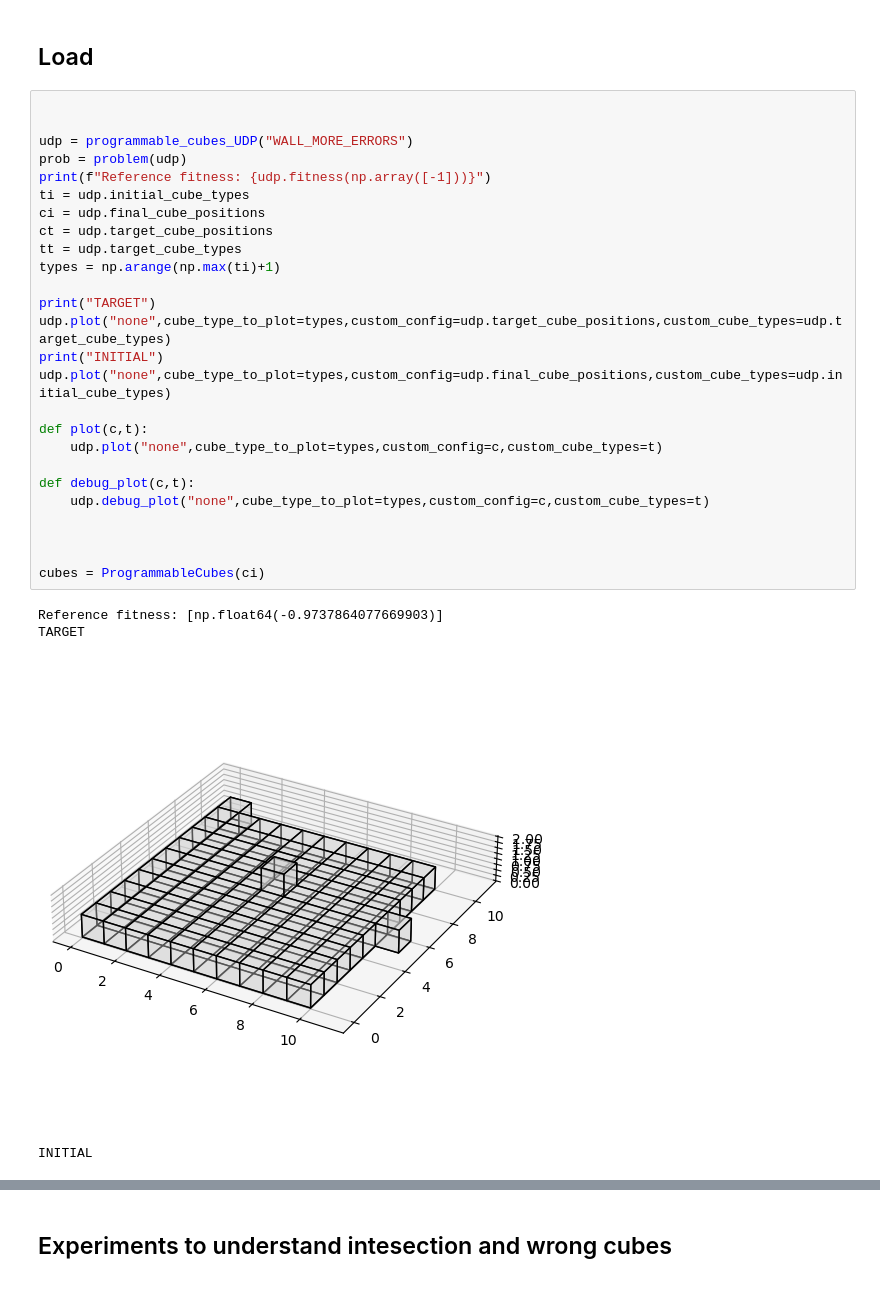
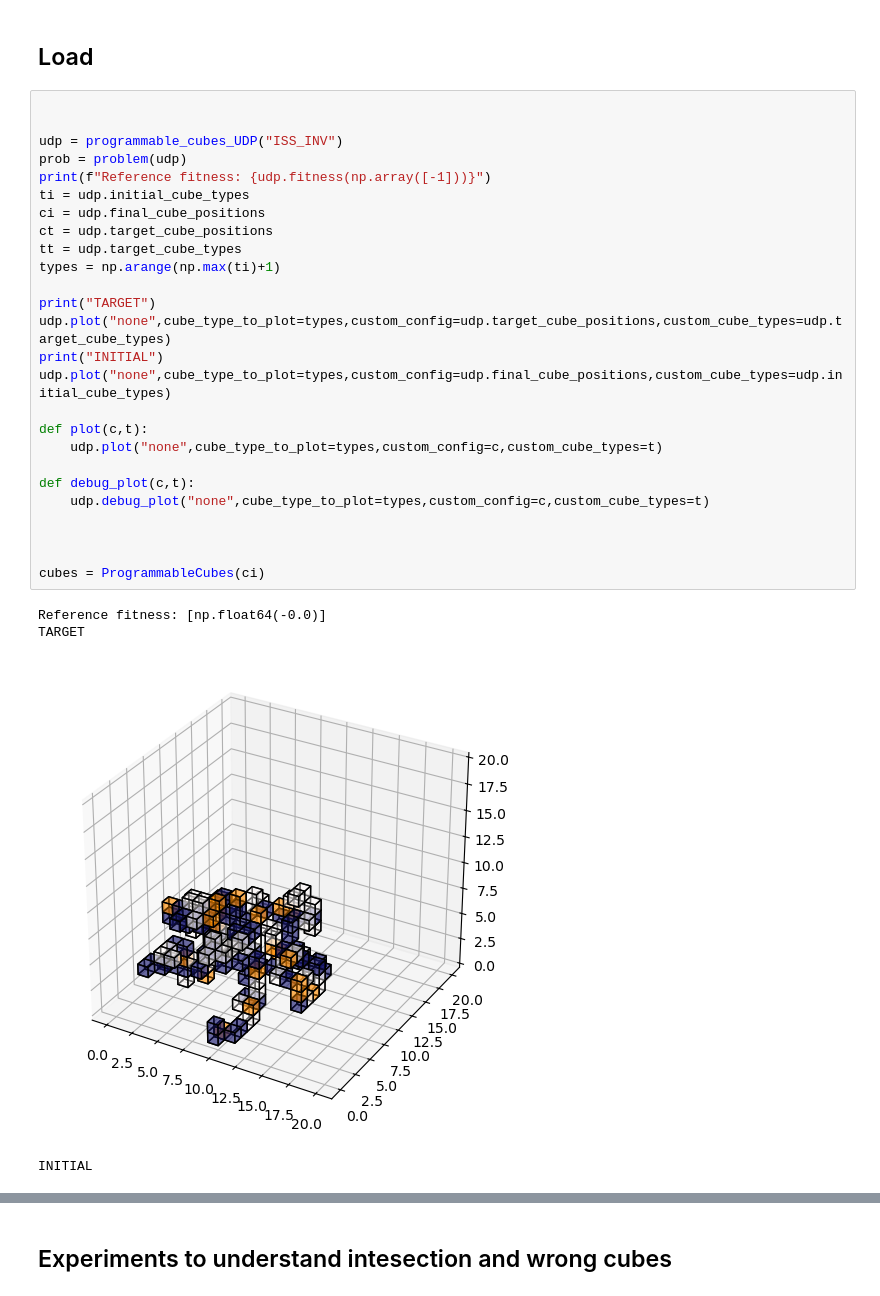
Before and after one commit to MarekOnd/SpOC3-solution, a Jupyter notebook: Challenge 3 Programmable Cubes/implementation.ipynb, the cells around one changed output, grey strips where cells are left out. Cells and saved outputs as stored; diff of their text form.

```diff
--- a/Challenge 3 Programmable Cubes/implementation.ipynb
+++ b/Challenge 3 Programmable Cubes/implementation.ipynb
@@ -14,31 +14,31 @@ from numba import njit
 # %%
 
 
-udp = programmable_cubes_UDP("WALL_MORE_ERRORS")
+udp = programmable_cubes_UDP("ISS_INV")
 prob = problem(udp)
 print(f"Reference fitness: {udp.fitness(np.array([-1]))}")
 ti = udp.initial_cube_types
 ci = udp.final_cube_positions
 ct = udp.target_cube_positions
 tt = udp.target_cube_types
 types = np.arange(np.max(ti)+1)
 
 print("TARGET")
 udp.plot("none",cube_type_to_plot=types,custom_config=udp.target_cube_positions,custom_cube_types=udp.target_cube_types)
 print("INITIAL")
 udp.plot("none",cube_type_to_plot=types,custom_config=udp.final_cube_positions,custom_cube_types=udp.initial_cube_types)
 
 def plot(c,t):
     udp.plot("none",cube_type_to_plot=types,custom_config=c,custom_cube_types=t)
 
 def debug_plot(c,t):
     udp.debug_plot("none",cube_type_to_plot=types,custom_config=c,custom_cube_types=t)
 
 
 
 cubes = ProgrammableCubes(ci)
 # %% [output]
-Reference fitness: [np.float64(-0.9737864077669903)]
+Reference fitness: [np.float64(-0.0)]
 TARGET
-[figure, old version]
+[figure, new version]
 INITIAL
```
Also changed, not shown: parts of 3 cells of this notebook, 3 other files.
